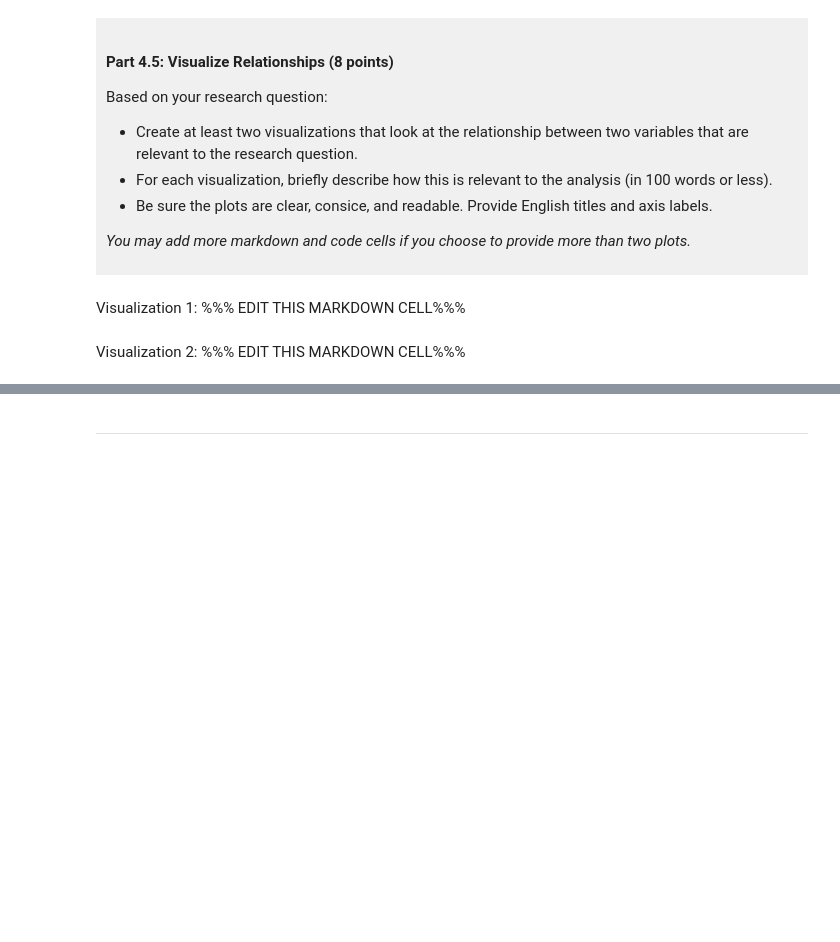
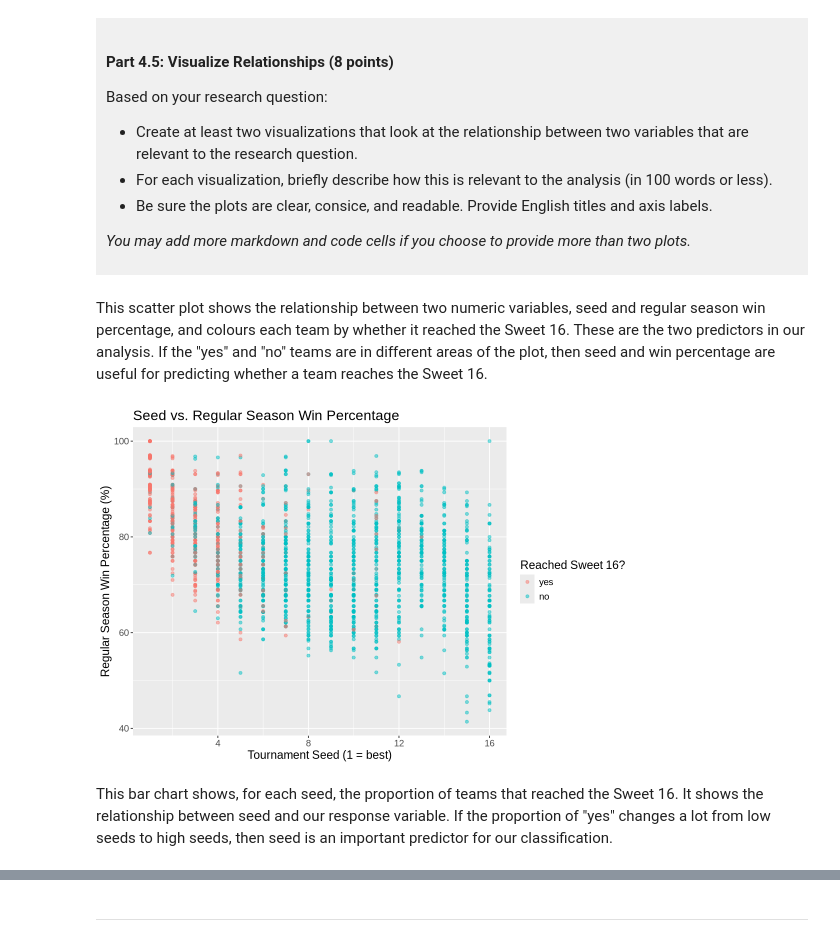
Before and after one commit to akkurtahmet589-ui/dsci-100-project-ahmet-akkurt, a Jupyter notebook: dsci-100-project-notebook.ipynb, the cells around one changed output, grey strips where cells are left out. Saved outputs shown, nothing was run; the diff lists cells and outputs as text; code cells hidden in the pictures; blank space fills up the shorter version.

```diff
--- a/dsci-100-project-notebook.ipynb
+++ b/dsci-100-project-notebook.ipynb
@@ -329,9 +390,29 @@ Based on your research question:
 *You may add more markdown and code cells if you choose to provide more than two plots.*
 </div>
 # %% [markdown]
-Visualization 1: %%% EDIT THIS MARKDOWN CELL%%%
+This scatter plot shows the relationship between two numeric variables, seed and
+regular season win percentage, and colours each team by whether it reached the
+Sweet 16. These are the two predictors in our analysis. If the "yes" and "no"
+teams are in different areas of the plot, then seed and win percentage are
+useful for predicting whether a team reaches the Sweet 16.
 # %%
-### EDIT THIS CODE CELL FOR VISUALIZATION 1###
+options(repr.plot.width = 9, repr.plot.height = 6)
+
+seed_wins_plot <- w_basketball_tidy |>
+    ggplot(aes(x = seed, y = reg_wins_pct, colour = sweet_16)) +
+    geom_point(alpha = 0.5) +
+    labs(x = "Tournament Seed (1 = best)",
+         y = "Regular Season Win Percentage (%)",
+         colour = "Reached Sweet 16?",
+         title = "Seed vs. Regular Season Win Percentage") +
+    theme(text = element_text(size = 14))
+
+seed_wins_plot
+# %% [output]
+[figure, added]
 # %% [markdown]
-Visualization 2: %%% EDIT THIS MARKDOWN CELL%%%
+This bar chart shows, for each seed, the proportion of teams that reached the
+Sweet 16. It shows the relationship between seed and our response variable.
+If the proportion of "yes" changes a lot from low seeds to high seeds, then
+seed is an important predictor for our classification.
 # %%
```
Also changed, not shown: parts of 6 cells of this notebook.
